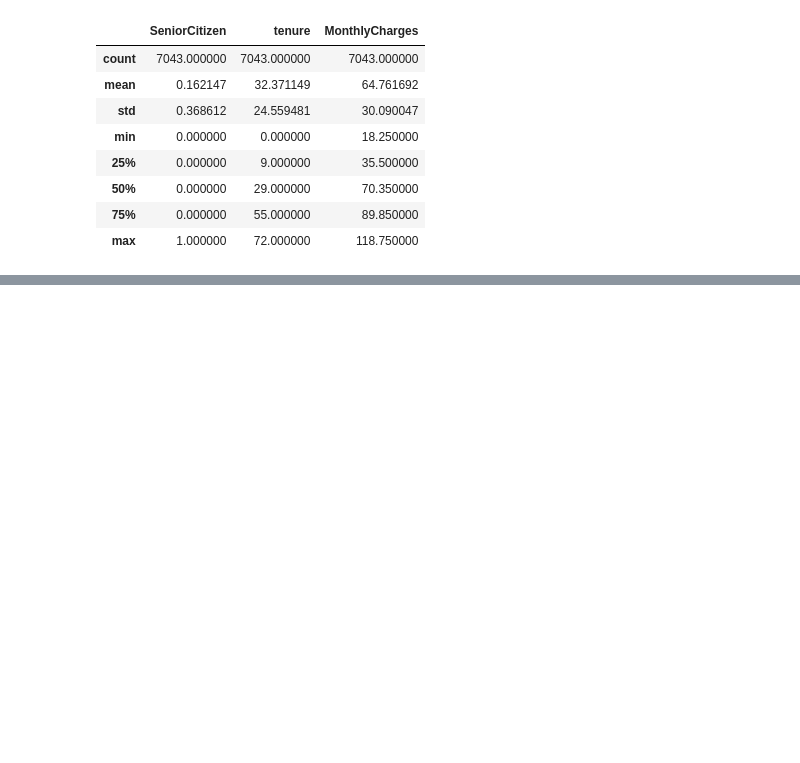
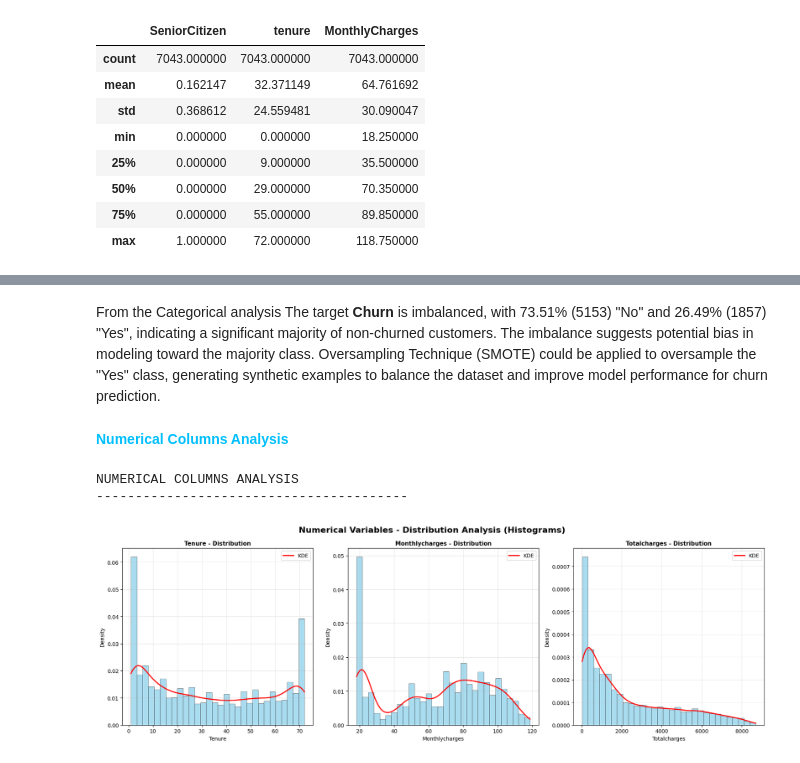
Before and after one commit to Tokal-27/GTC-Customer-Churn-Prediction, a Jupyter notebook: Customer_Churn_.ipynb, the cells around one changed output, grey strips where cells are left out. Drawn from its saved outputs; the diff is of its cells as text; code cells hidden in the pictures; blank space fills up the shorter version.

```diff
--- a/Customer_Churn_.ipynb
+++ b/Customer_Churn_.ipynb
@@ -200,0 +308,47 @@ X_scaled = scaler.fit_transform(X)
+# %% [markdown]
+From the Categorical analysis  The target **Churn** is imbalanced, with 73.51% (5153) "No" and 26.49% (1857) "Yes", indicating a significant majority of non-churned customers.
+The imbalance suggests potential bias in modeling toward the majority class. Oversampling Technique (SMOTE) could be applied to oversample the "Yes" class, generating synthetic examples to balance the dataset and improve model performance for churn prediction.
+# %% [markdown]
+ <span style="color:deepskyblue; font-weight:bold;">Numerical Columns Analysis</span>
+# %%
+print("\n\nNUMERICAL COLUMNS ANALYSIS")
+print("-" * 40)
+
+n_num_cols = len(numerical_columns)
+num_rows = (n_num_cols + 2) // 3
+num_cols = 3
+
+fig_hist, axes_hist = plt.subplots(num_rows, num_cols, figsize=(18, 6*num_rows))
+fig_hist.suptitle('Numerical Variables - Distribution Analysis (Histograms)',
+                    fontsize=16, fontweight='bold', y=0.98)
+
+axes_hist = axes_hist.flatten() if n_num_cols > 1 else [axes_hist]
+
+for i, col in enumerate(numerical_columns):
+    if i < len(axes_hist):
+        axes_hist[i].hist(data_clean[col], bins=30, alpha=0.7, color='skyblue',
+                            density=True, edgecolor='black', linewidth=0.5)
+
+        try:
+            kde_x = np.linspace(data_clean[col].min(), data_clean[col].max(), 100)
+            kde = stats.gaussian_kde(data_clean[col])
+            axes_hist[i].plot(kde_x, kde(kde_x), color='red', linewidth=2, label='KDE')
+        except:
+            pass
+
+        axes_hist[i].set_title(f'{col.title().replace("_", " ")} - Distribution',
+                                fontweight='bold', fontsize=11)
+        axes_hist[i].set_xlabel(col.title().replace("_", " "))
+        axes_hist[i].set_ylabel('Density')
+        axes_hist[i].grid(True, alpha=0.3)
+        axes_hist[i].legend()
+
+for i in range(n_num_cols, len(axes_hist)):
+    axes_hist[i].set_visible(False)
+
+plt.tight_layout()
+plt.show()
+# %% [output]
+NUMERICAL COLUMNS ANALYSIS
+----------------------------------------
+[figure, added]
```
Also changed, not shown: parts of 44 cells of this notebook.
